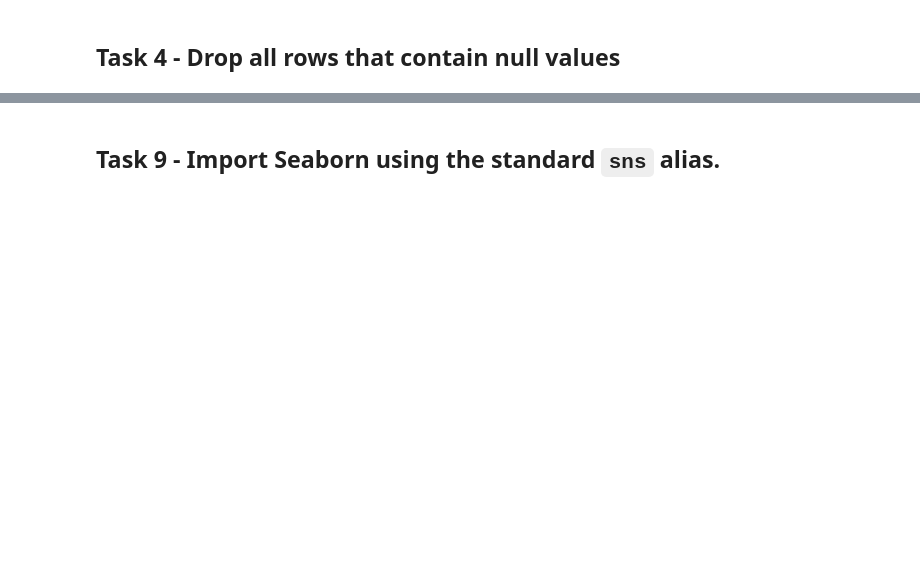
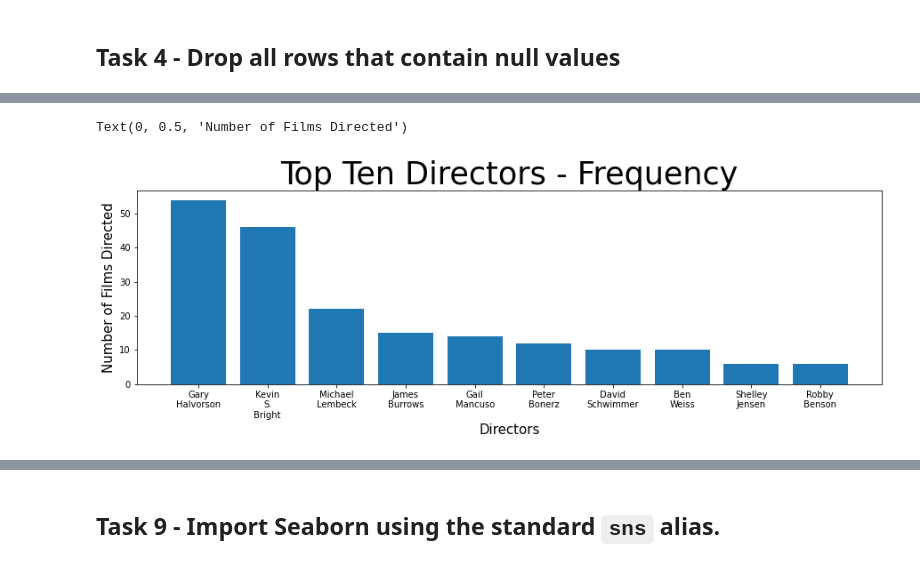
Before and after one commit to pjlannoo/data-visualization-friends, a Jupyter notebook: index.ipynb, the cells around one changed output, grey strips where cells are left out. Cells and saved outputs as stored; diff of their text form; code cells hidden in the pictures; blank space fills up the shorter version.

```diff
--- a/index.ipynb
+++ b/index.ipynb
@@ -88,0 +142,9 @@ This visualization should include the following customizations:
+# %%
+# Your code here
+directorSeries = df['Directed By'].value_counts()[:10]
+directorList = []
+directorCount = list(directorSeries.values)
+
+for director in directorSeries.index:
+    directorList.append(director.replace(' ','\n'))
+directorList
@@ -89,3 +162,15 @@ This visualization should include the following customizations:
+# %%
+plot_two_fig,plot_two_ax = plt.subplots(figsize=(15,4))
+
+plot_two_ax.bar(x=directorList, height=directorCount)
+plot_two_ax.set_title("Top Ten Directors - Frequency",fontsize=35)
+plt.xticks(directorList)
+plot_two_ax.set_xlabel('Directors',fontsize=15)
+
+plot_two_ax.set_ylabel('Number of Films Directed',fontsize=15)
+# %% [output]
+Text(0, 0.5, 'Number of Films Directed')
+[figure, added]
 # %% [markdown]
 ## Task 7 - Plot a histogram for the `Rating` column.
 
```
Also changed, not shown: parts of 21 cells of this notebook.
